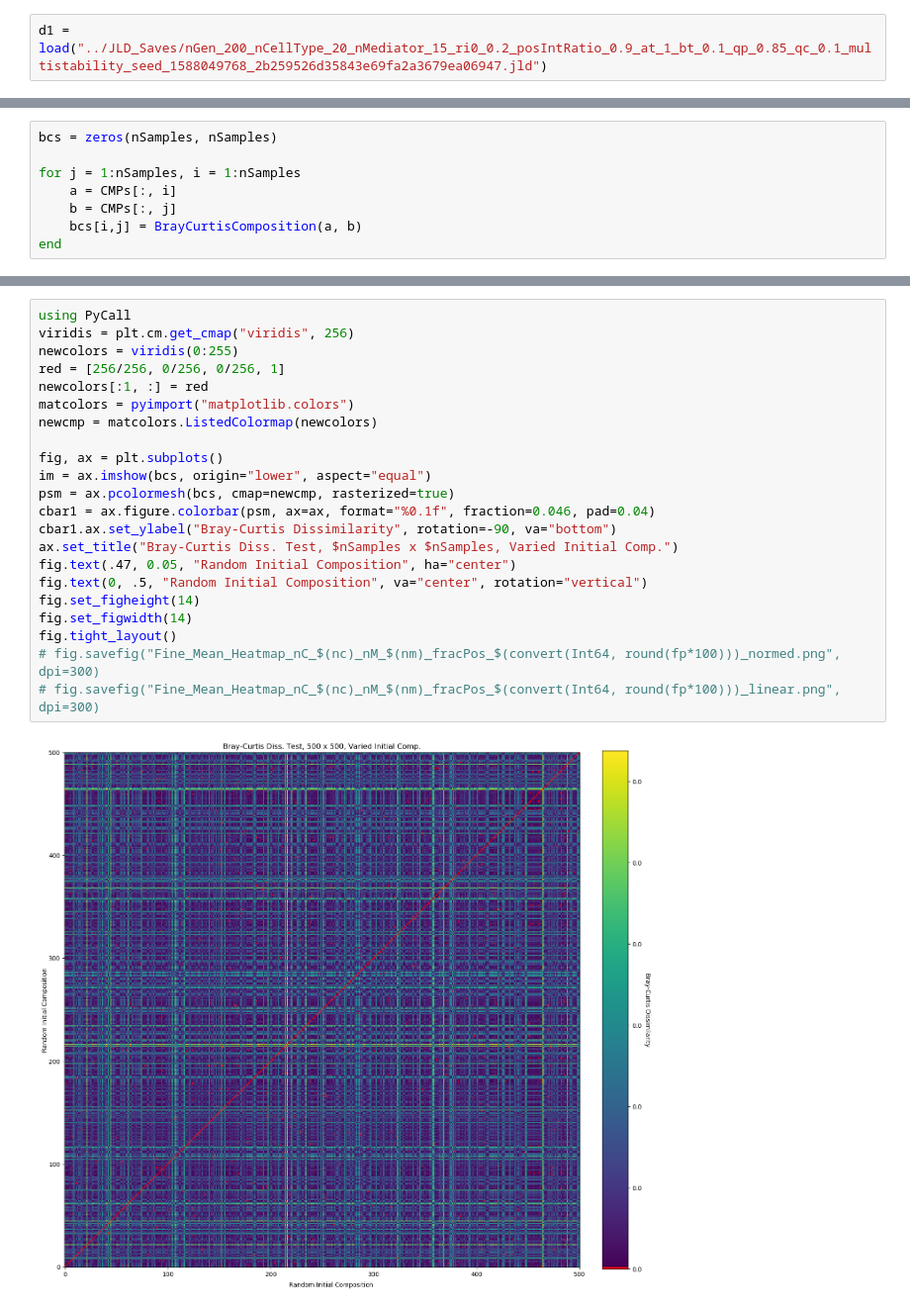
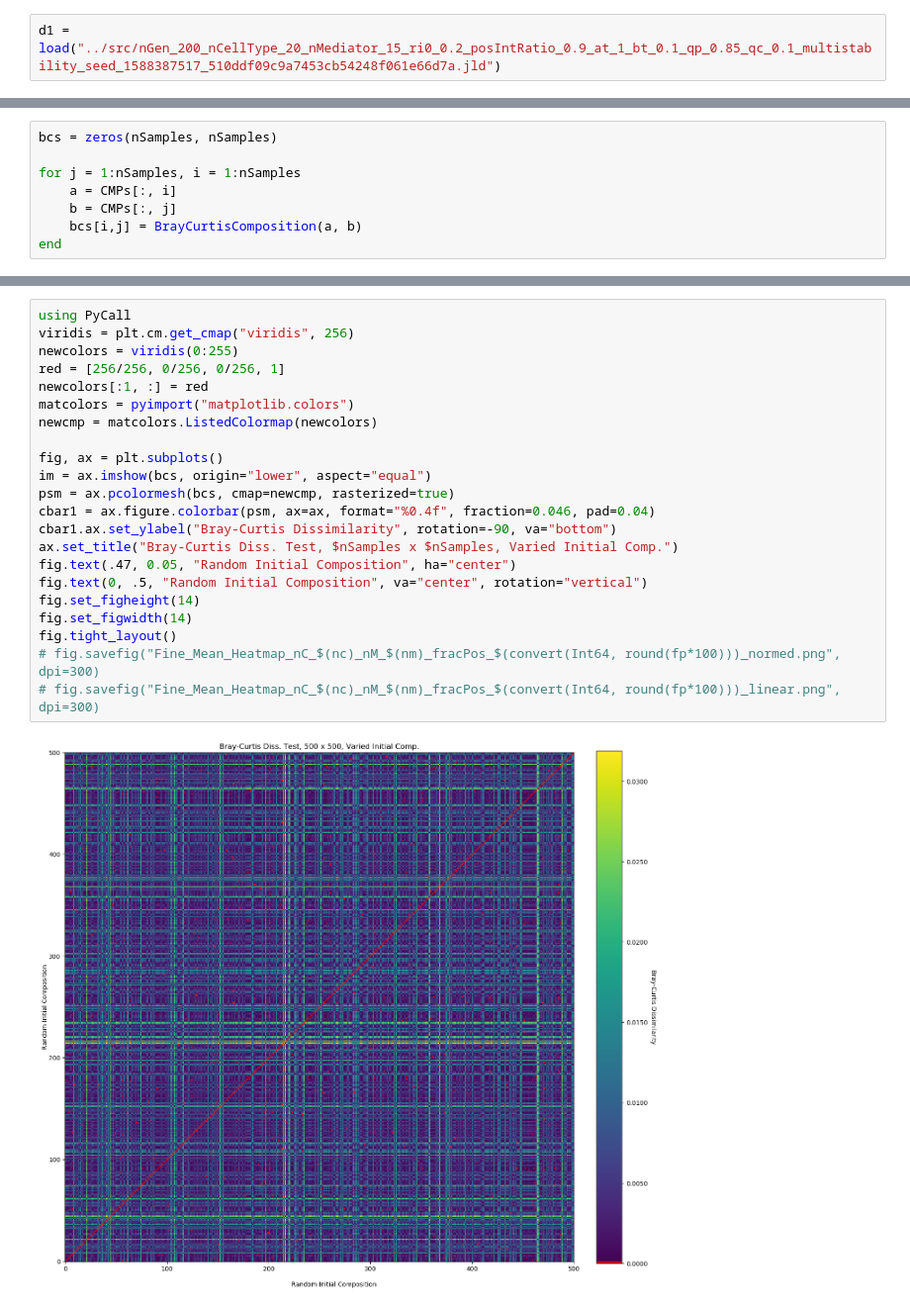
Before and after one commit to Dariusrussellkish/coexistence-via-chemical-interactions, a Jupyter notebook: figures/Multistability.ipynb, the cells around one changed output, grey strips where cells are left out. Shown at 99% size. Saved outputs shown, nothing was run; the diff lists cells and outputs as text.

```diff
--- a/figures/Multistability.ipynb
+++ b/figures/Multistability.ipynb
@@ -11,6 +51,6 @@ import PyPlot; const plt = PyPlot;
 # %% [markdown]
 ### Change the line below to load in the correct jld save
 # %%
-d1 = load("../JLD_Saves/nGen_200_nCellType_20_nMediator_15_ri0_0.2_posIntRatio_0.9_at_1_bt_0.1_qp_0.85_qc_0.1_multistability_seed_1588049768_2b259526d35843e69fa2a3679ea06947.jld")
+d1 = load("../src/nGen_200_nCellType_20_nMediator_15_ri0_0.2_posIntRatio_0.9_at_1_bt_0.1_qp_0.85_qc_0.1_multistability_seed_1588387517_510ddf09c9a7453cb54248f061e66d7a.jld")
 # %% [output]
 Dict{String,Any} with 2 entries:
@@ -40,24 +108,24 @@ maximum(bcs)
 # %%
 using PyCall
 viridis = plt.cm.get_cmap("viridis", 256)
 newcolors = viridis(0:255)
 red = [256/256, 0/256, 0/256, 1]
 newcolors[:1, :] = red
 matcolors = pyimport("matplotlib.colors")
 newcmp = matcolors.ListedColormap(newcolors)
 
 fig, ax = plt.subplots()
 im = ax.imshow(bcs, origin="lower", aspect="equal")
 psm = ax.pcolormesh(bcs, cmap=newcmp, rasterized=true)
-cbar1 = ax.figure.colorbar(psm, ax=ax, format="%0.1f", fraction=0.046, pad=0.04)
+cbar1 = ax.figure.colorbar(psm, ax=ax, format="%0.4f", fraction=0.046, pad=0.04)
 cbar1.ax.set_ylabel("Bray-Curtis Dissimilarity", rotation=-90, va="bottom")
 ax.set_title("Bray-Curtis Diss. Test, $nSamples x $nSamples, Varied Initial Comp.")
 fig.text(.47, 0.05, "Random Initial Composition", ha="center")
 fig.text(0, .5, "Random Initial Composition", va="center", rotation="vertical")
 fig.set_figheight(14)
 fig.set_figwidth(14)
 fig.tight_layout()
 # fig.savefig("Fine_Mean_Heatmap_nC_$(nc)_nM_$(nm)_fracPos_$(convert(Int64, round(fp*100)))_normed.png", dpi=300)
 # fig.savefig("Fine_Mean_Heatmap_nC_$(nc)_nM_$(nm)_fracPos_$(convert(Int64, round(fp*100)))_linear.png", dpi=300)
 # %% [output]
-[figure, old version]
+[figure, new version]
```
Also changed, not shown: parts of 10 cells of this notebook, 2 other files.
